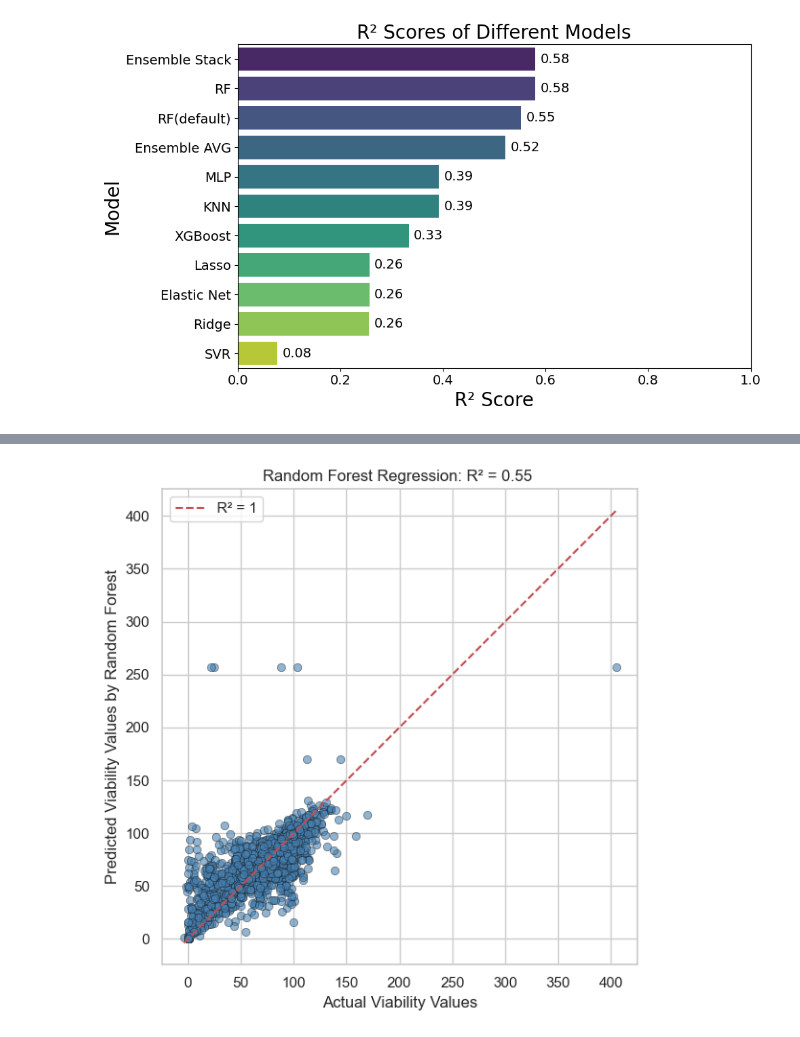
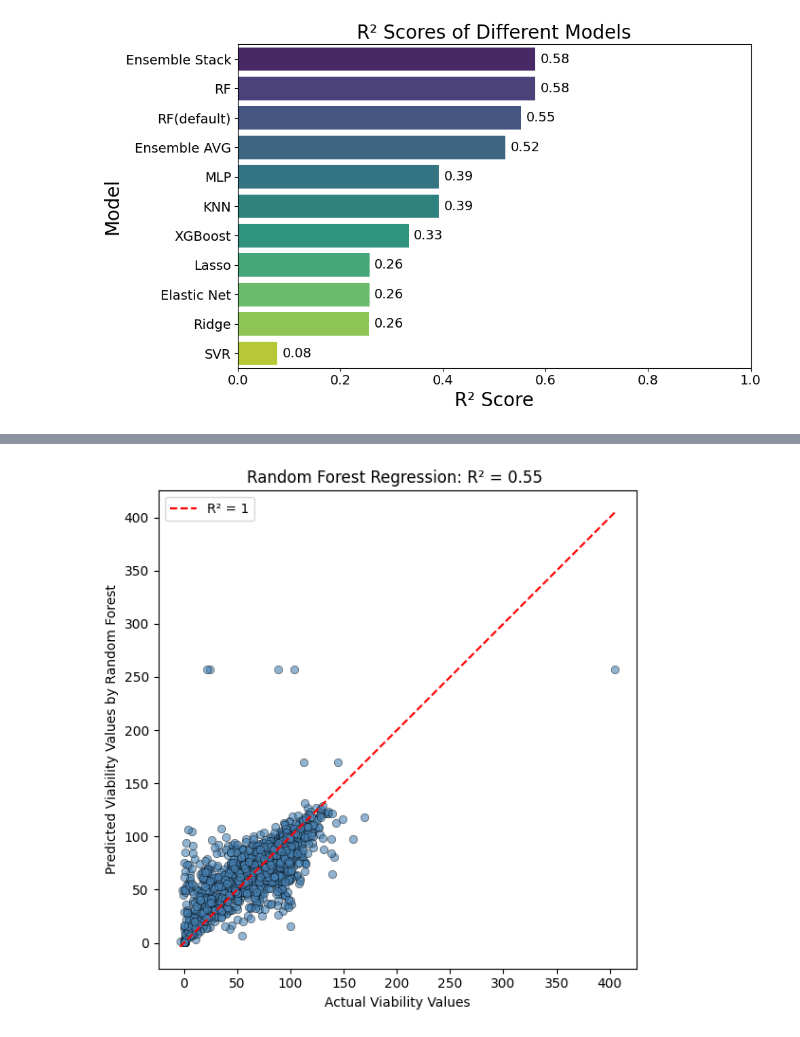
Before and after one commit to siemvo/MSc_ML_Assignment, a Jupyter notebook: !ML_Regression.ipynb, the cells around one changed output, grey strips where cells are left out. Drawn from its saved outputs; the diff is of its cells as text; code cells hidden in the pictures.

```diff
--- a/!ML_Regression.ipynb
+++ b/!ML_Regression.ipynb
@@ -618,7 +618,6 @@ import seaborn as sns
 import numpy as np
 
 # Create scatter plot
-sns.set_style("white")
 plt.figure(figsize=(8, 6))
 sns.scatterplot(x=y_test, y=y_pred_rf, color="steelblue", alpha=0.6, edgecolor='k')
 
@@ -642,32 +641,31 @@ plt.show()
 # %%
 # The new RF seems to have less wrong predictions and removed the incorrect ones at 250
 
 # Plot the old RF (without tuning) vs y_test
 import matplotlib.pyplot as plt
 import seaborn as sns
 import numpy as np
 
 # Create scatter plot
-sns.set_style("white")
 plt.figure(figsize=(8, 6))
 sns.scatterplot(x=y_test, y=y_pred_rf_old, color="steelblue", alpha=0.6, edgecolor='k')
 
 # Plot y = x line for reference
 max_val = max(max(y_test), max(y_pred_rf_old))
 min_val = min(min(y_test), min(y_pred_rf_old))
 plt.plot([min_val, max_val], [min_val, max_val], 'r--', label='R² = 1')
 
 # Labels and title
 plt.xlabel("Actual Viability Values")
 plt.ylabel("Predicted Viability Values by Random Forest")
 plt.title(f"Random Forest Regression: R² = {r2_rf_old:.2f} ")
 plt.legend()
 # Set 1:1 aspect ratio
 plt.gca().set_aspect('equal', adjustable='box')
 plt.tight_layout()
 plt.show()
 # %% [output]
-[figure, old version]
+[figure, new version]
 # %%
 # Residuals plot for Random Forest (new model)
 
```
Also changed, not shown: parts of 13 cells of this notebook, 6 other files.
